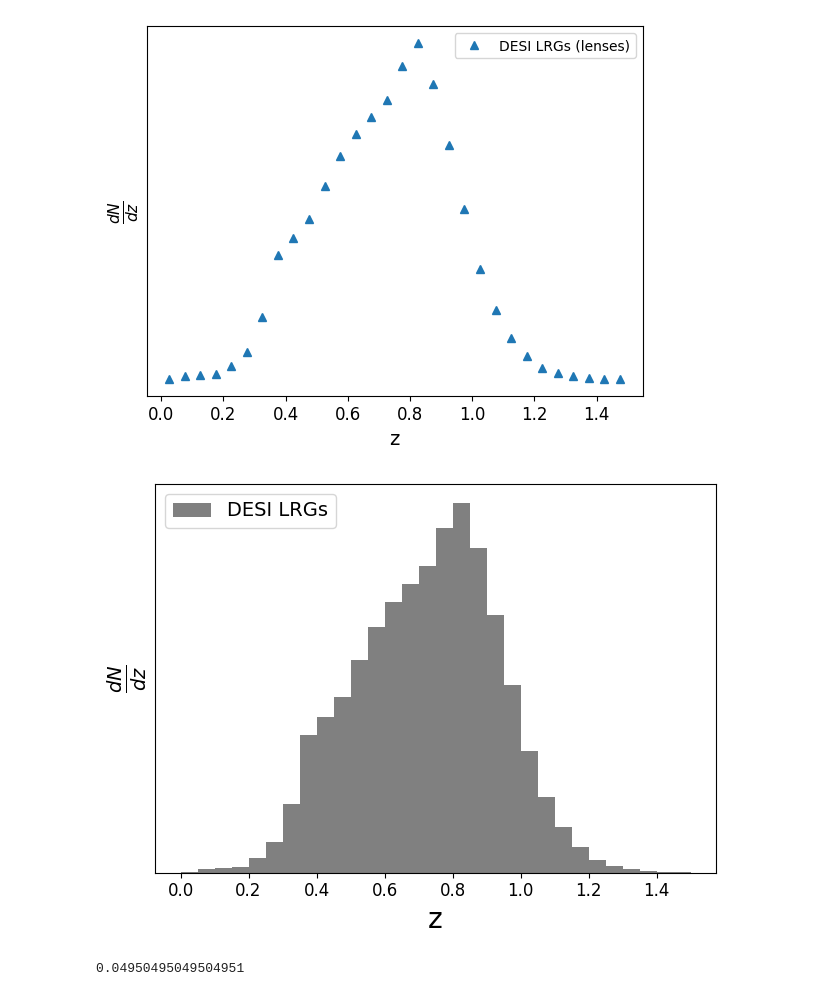
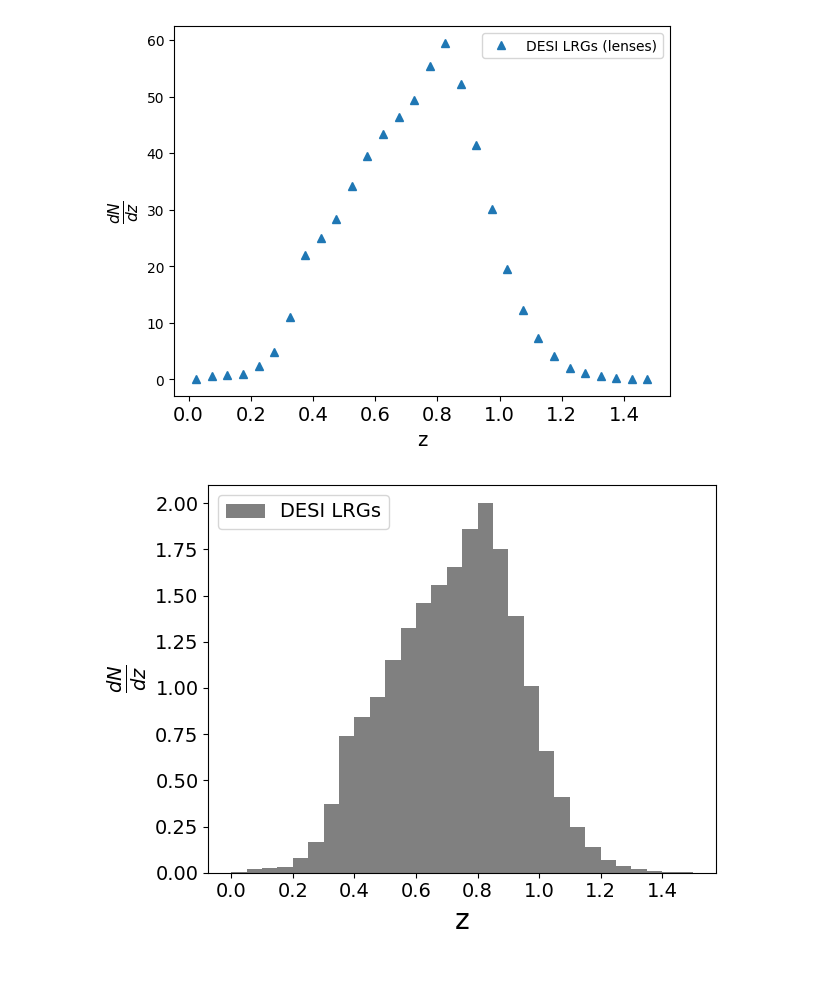
Before and after one commit to c-d-leonard/EG_forecasts, a Jupyter notebook: code/dNdz_plots.ipynb, the cells around one changed output. Cells and saved outputs as stored; diff of their text form; code cells hidden in the pictures.

```diff
--- a/code/dNdz_plots.ipynb
+++ b/code/dNdz_plots.ipynb
@@ -14,31 +19,28 @@ bins = np.linspace(0,1.5, len(z)+1)
 # %%
 plt.figure()
 plt.plot(z,dNdz, '^',label='DESI LRGs (lenses)')
 plt.xlabel('z', fontsize=14)
-plt.xticks(fontsize=12)
-plt.yticks([])
+plt.xticks(fontsize=14)
+#plt.yticks([])
 plt.ylabel('$\\frac{dN}{dz}$', fontsize=16)
 plt.legend()
 plt.show()
 # %% [output]
-[figure, old version]
+[figure, new version]
 # %%
 plt.figure()
-plt.bar(x=z,height=dNdz, width = 0.05,color='grey',label='DESI LRGs')
+plt.bar(x=z,height=dNdz_normed, width = 0.05,color='grey',label='DESI LRGs')
 plt.xlabel('z', fontsize=20)
-plt.xticks(fontsize=12)
-plt.yticks([])
+plt.xticks(fontsize=14)
+#plt.yticks([])
+plt.yticks(fontsize=14)
 plt.ylabel('$\\frac{dN}{dz}$', fontsize=20)
 plt.legend(fontsize=14, loc='upper left')
 plt.tight_layout()
 plt.savefig('../plots/dNdz_DESI_LRGS.pdf')
 plt.show()
 # %% [output]
-[figure, old version]
+[figure, new version]
 # %%
 zs_Y1, dNdzs_Y1 = sp.get_dNdzS('LSST')
 zs_Y10, dNdzs_Y10 = sp.get_dNdzS('LSSTY10')
-# %%
-5/101.
-# %% [output]
-0.04950495049504951
```
Also changed, not shown: parts of 3 cells of this notebook, 5 other files.
